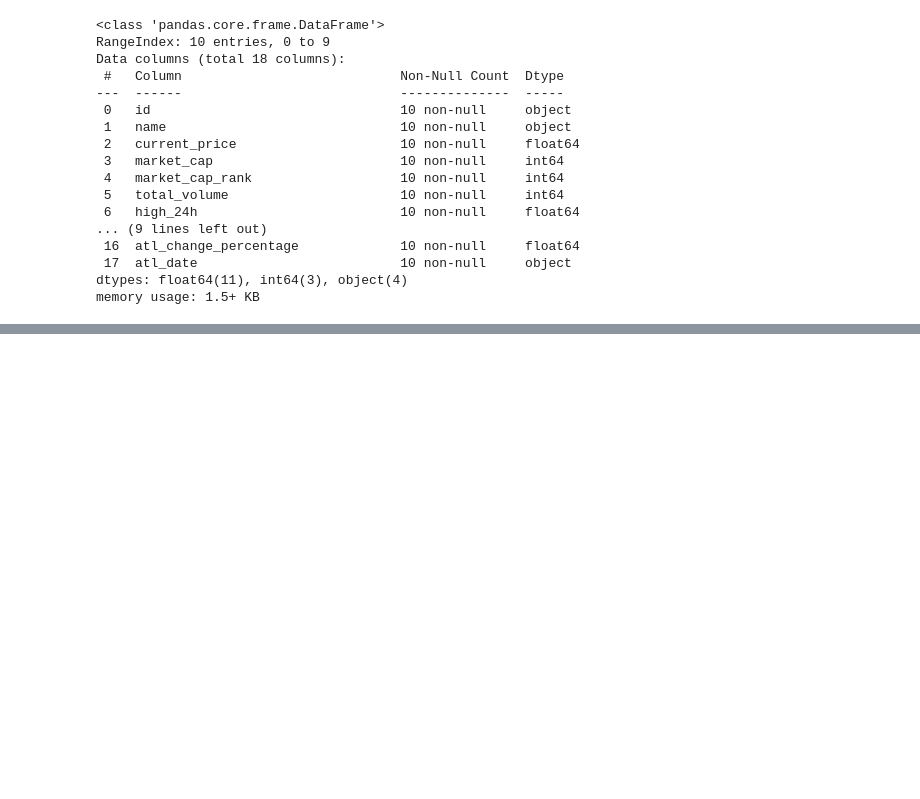
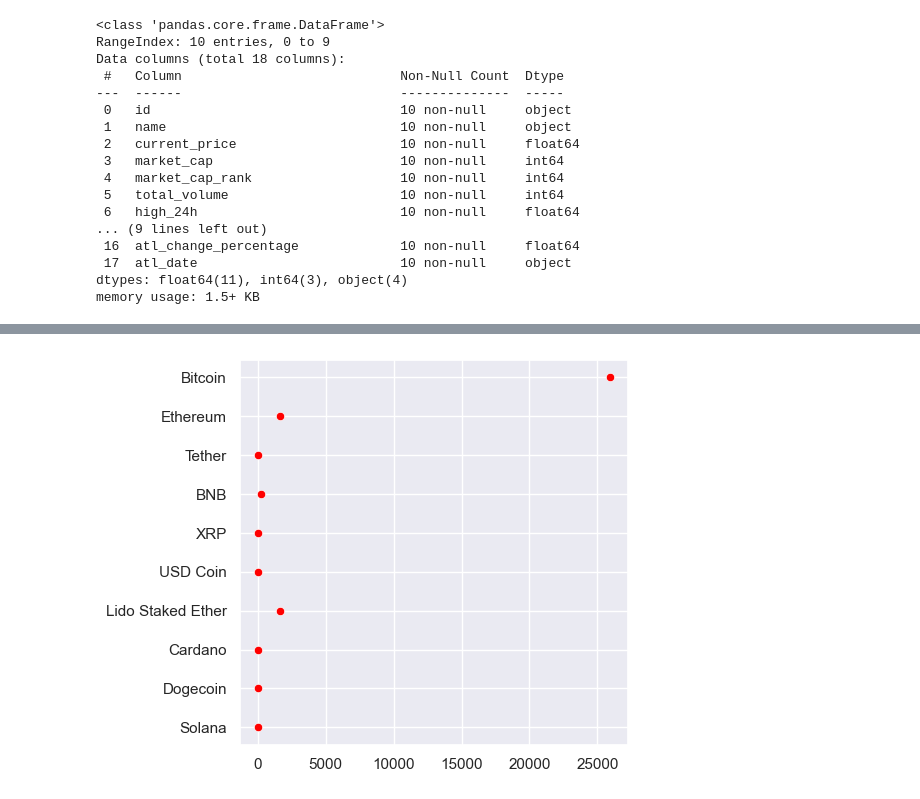
Before and after one commit to Constanzafl/Proyecto2_Data_Analytics, a Jupyter notebook: EDA/uni.ipynb, the cells around one changed output, grey strips where cells are left out. Cells and saved outputs as stored; diff of their text form; code cells hidden in the pictures; blank space fills up the shorter version.

```diff
--- a/EDA/uni.ipynb
+++ b/EDA/uni.ipynb
@@ -47,0 +92,14 @@ top10.describe()
+# %%
+# Creo un scatterplot
+plt.figure(figsize=(5,5))
+sns.scatterplot(data=top10, x='current_price',y='name', color='red')
+
+# Personalizar el gráfico
+plt.title('')
+plt.xlabel('')
+plt.ylabel('')
+
+# Mostrar el gráfico
+plt.show()
+# %% [output]
+[figure, added]
```
Also changed, not shown: parts of 15 cells of this notebook.
